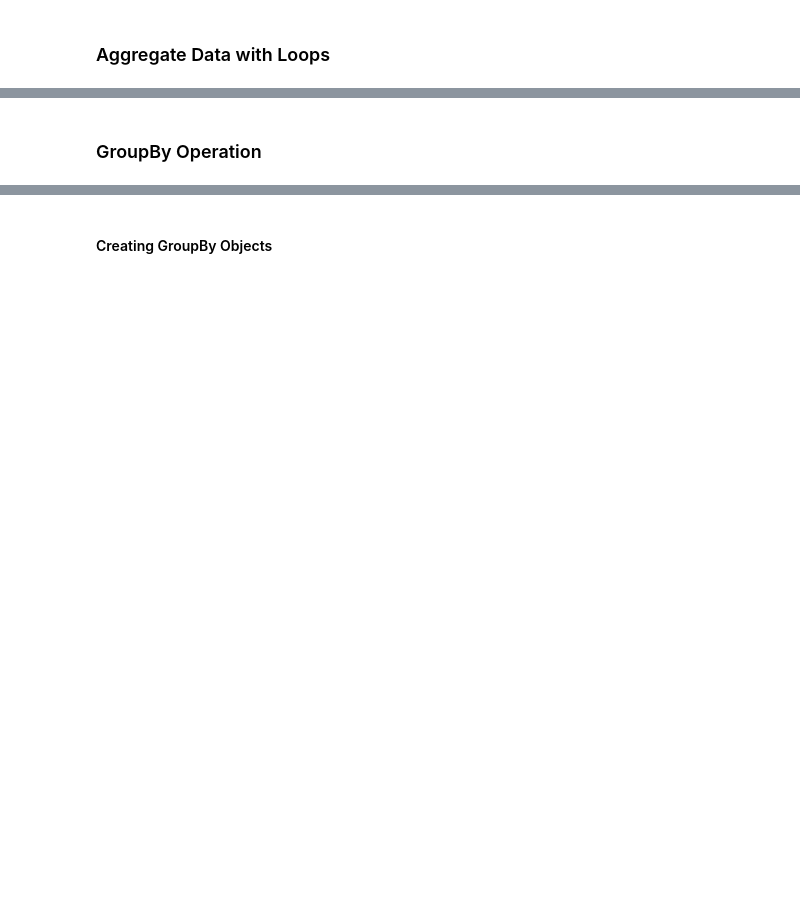
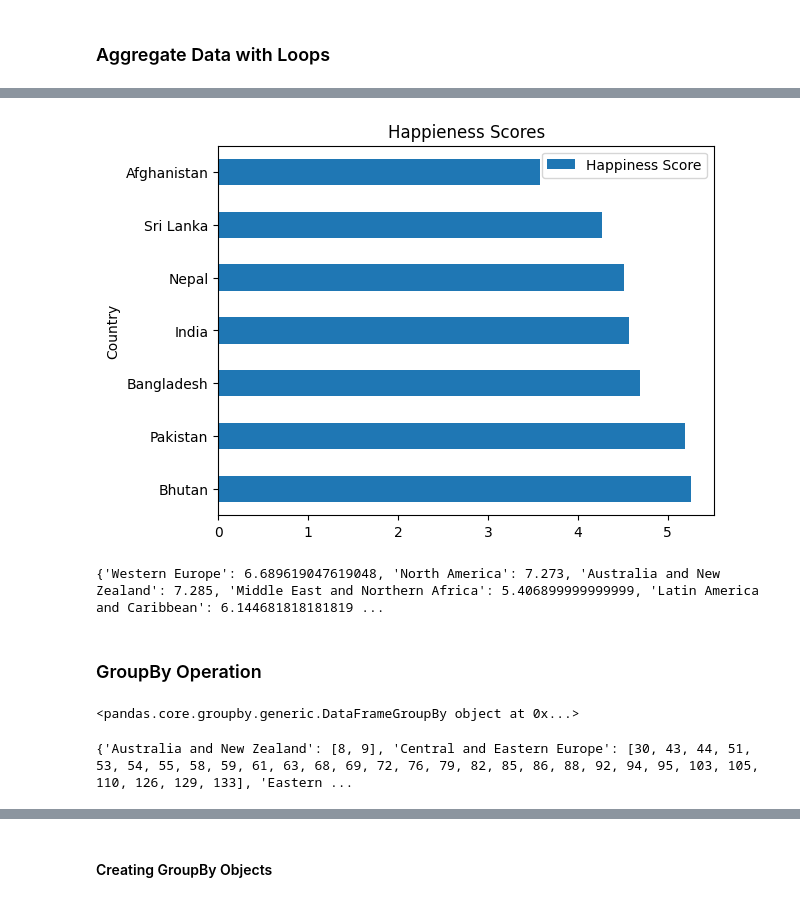
Before and after one commit to icta-tecaji/python-data-analysis-public, a Jupyter notebook: Del_08_Agregacija_združevanje_in_tranformacija_podatkov/08_Agregacija_združevanje_in_tranformacija_podatkov_CLEAN.ipynb, the cells around one changed output, grey strips where cells are left out. Saved outputs shown, nothing was run; the diff lists cells and outputs as text; code cells hidden in the pictures; blank space fills up the shorter version.

```diff
--- a/Del_08_Agregacija_združevanje_in_tranformacija_podatkov/08_Agregacija_združevanje_in_tranformacija_podatkov_CLEAN.ipynb
+++ b/Del_08_Agregacija_združevanje_in_tranformacija_podatkov/08_Agregacija_združevanje_in_tranformacija_podatkov_CLEAN.ipynb
@@ -15,2 +58,27 @@ happiness2015 = pd.read_csv('data/World_Happiness_2015.csv')
+# %%
+so_asia = happiness2015[happiness2015["Region"] == "Southern Asia"]
+# %%
+so_asia.plot(kind='barh', x="Country", y='Happiness Score', title='Happieness Scores', ylim=(0,10))
+plt.show()
+# %% [output]
+[figure, added]
+# %%
+mean_happiness = {}
+
+for region in happiness2015['Region'].unique():
+    #1. Split the dataframe into groups.
+    region_group = happiness2015[happiness2015['Region'] == region]
+    #2. Apply a function to each group.
+    region_mean = region_group['Happiness Score'].mean()
+    #3. Combine the results into one data structure.
+    mean_happiness[region] = region_mean
+
+print(mean_happiness)
+# %% [output]
+{'Western Europe': 6.689619047619048, 'North America': 7.273, 'Australia and New Zealand': 7.285, 'Middle East and Northern Africa': 5.406899999999999, 'Latin America and Caribbean': 6.144681818181819 ...
 # %% [markdown]
 ### GroupBy Operation
+# %%
+happiness2015.groupby("Region")
+# %% [output]
+<pandas.core.groupby.generic.DataFrameGroupBy object at 0x...>
@@ -17,3 +87,7 @@ happiness2015 = pd.read_csv('data/World_Happiness_2015.csv')
+# %%
+happiness2015.groupby("Region").groups
+# %% [output]
+{'Australia and New Zealand': [8, 9], 'Central and Eastern Europe': [30, 43, 44, 51, 53, 54, 55, 58, 59, 61, 63, 68, 69, 72, 76, 79, 82, 85, 86, 88, 92, 94, 95, 103, 105, 110, 126, 129, 133], 'Eastern ...
 # %% [markdown]
 <img src="./images/split_apply_combine.svg">
 # %% [markdown]
```
Also changed, not shown: parts of 40 cells of this notebook, 3 other files.
